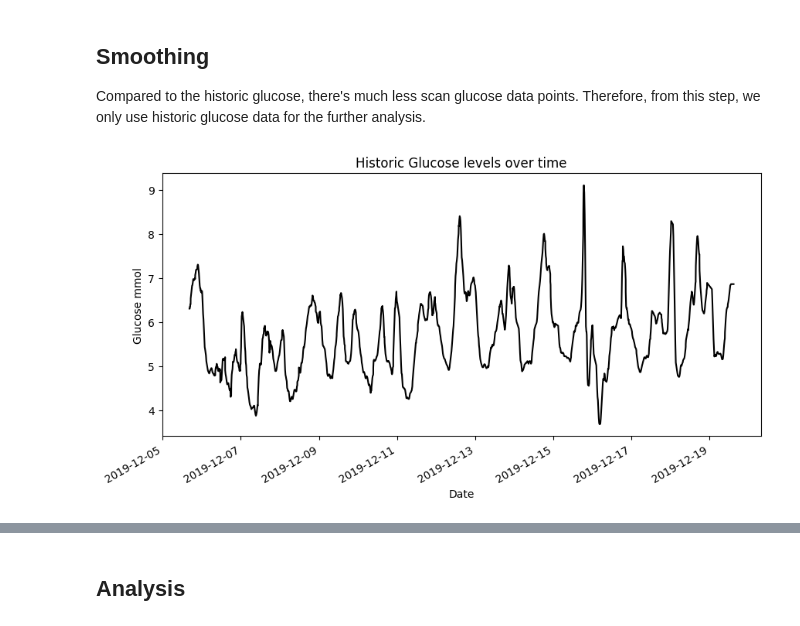
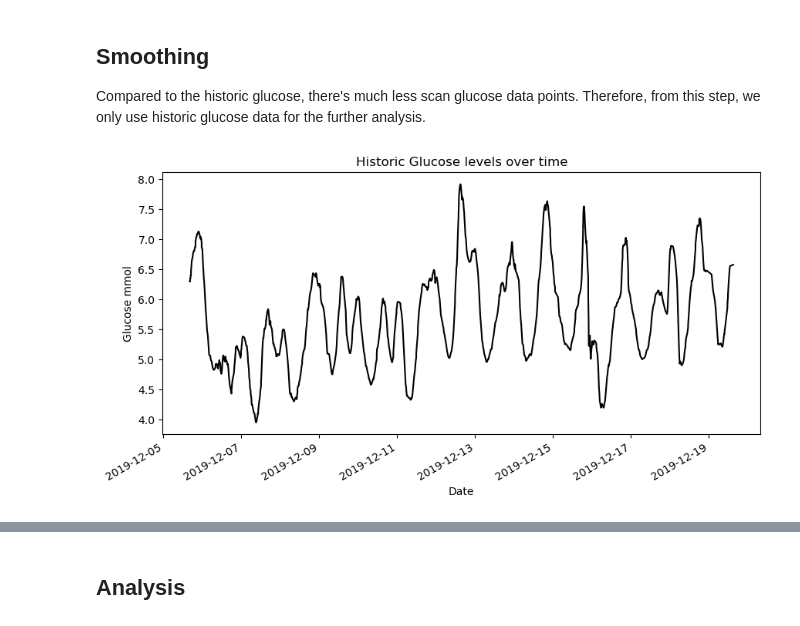
Before and after one commit to askt208/Glucose, a Jupyter notebook: assignment_glucose.ipynb, the cells around one changed output, grey strips where cells are left out. Cells and saved outputs as stored; diff of their text form; code cells hidden in the pictures.

```diff
--- a/assignment_glucose.ipynb
+++ b/assignment_glucose.ipynb
@@ -353,7 +348,7 @@ def smoothed_plot(sub_df, window_size, unit='mmol'):
     plt.xlabel("Date")
     plt.ylabel(f"Glucose {unit}")
 # %%
-smoothed_plot(sub1, 10)
+smoothed_plot(sub1, 20)
 # %% [output]
-[figure, old version]
+[figure, new version]
 # %%
```
Also changed, not shown: parts of 37 cells of this notebook.
